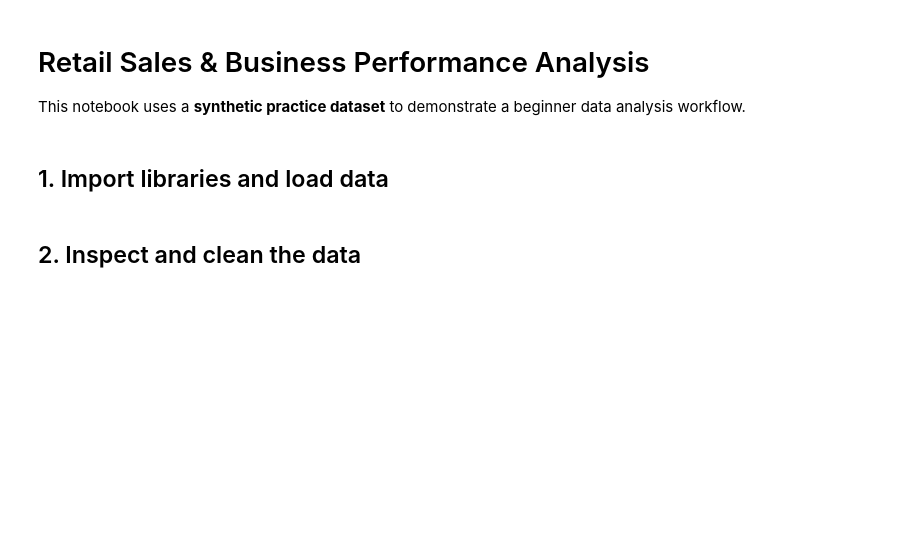
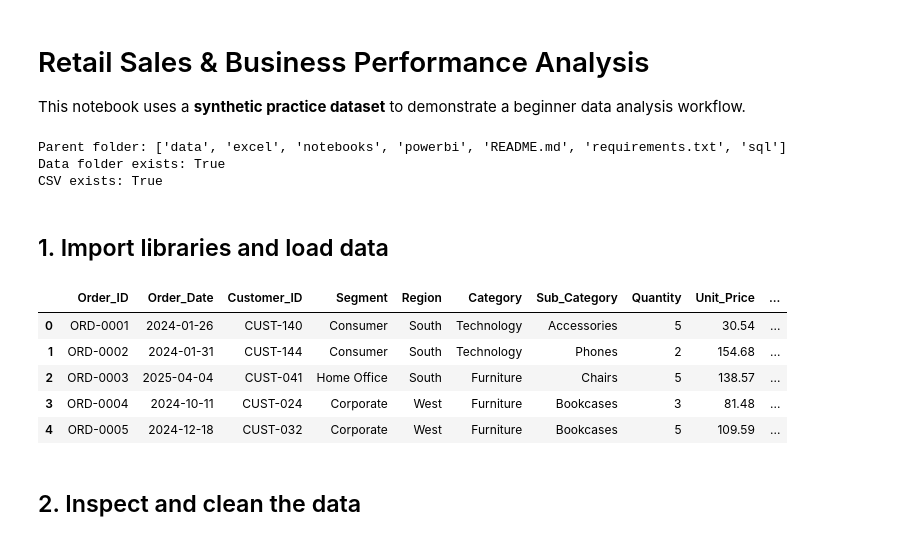
Before and after one commit to Praharsh31/retail-sales-business-analysis, a Jupyter notebook: retail_sales_analysis.ipynb, the cells around one changed output. Saved outputs shown, nothing was run; the diff lists cells and outputs as text; code cells hidden in the pictures; blank space fills up the shorter version.

```diff
--- a/retail_sales_analysis.ipynb
+++ b/retail_sales_analysis.ipynb
@@ -2,15 +2,32 @@
 # Retail Sales & Business Performance Analysis
 
 This notebook uses a **synthetic practice dataset** to demonstrate a beginner data analysis workflow.
+# %%
+import os
+
+print("Parent folder:", os.listdir(".."))
+print("Data folder exists:", os.path.exists("../data"))
+print("CSV exists:", os.path.exists("../data/retail_sales.csv"))
+# %% [output]
+Parent folder: ['data', 'excel', 'notebooks', 'powerbi', 'README.md', 'requirements.txt', 'sql']
+Data folder exists: True
+CSV exists: True
 # %% [markdown]
 ## 1. Import libraries and load data
 # %%
 import pandas as pd
 import matplotlib.pyplot as plt
 
 # Run from the project root folder
-sales = pd.read_csv('data/retail_sales.csv')
+sales = pd.read_csv("../data/retail_sales.csv")
 sales.head()
+# %% [output]
+|  | Order_ID | Order_Date | Customer_ID | Segment | Region | Category | Sub_Category | Quantity | Unit_Price | ... |
+| 0 | ORD-0001 | 2024-01-26 | CUST-140 | Consumer | South | Technology | Accessories | 5 | 30.54 | ... |
+| 1 | ORD-0002 | 2024-01-31 | CUST-144 | Consumer | South | Technology | Phones | 2 | 154.68 | ... |
+| 2 | ORD-0003 | 2025-04-04 | CUST-041 | Home Office | South | Furniture | Chairs | 5 | 138.57 | ... |
+| 3 | ORD-0004 | 2024-10-11 | CUST-024 | Corporate | West | Furniture | Bookcases | 3 | 81.48 | ... |
+| 4 | ORD-0005 | 2024-12-18 | CUST-032 | Corporate | West | Furniture | Bookcases | 5 | 109.59 | ... |
 # %% [markdown]
 ## 2. Inspect and clean the data
 # %%
```
Also changed, not shown: parts of 10 cells of this notebook.
